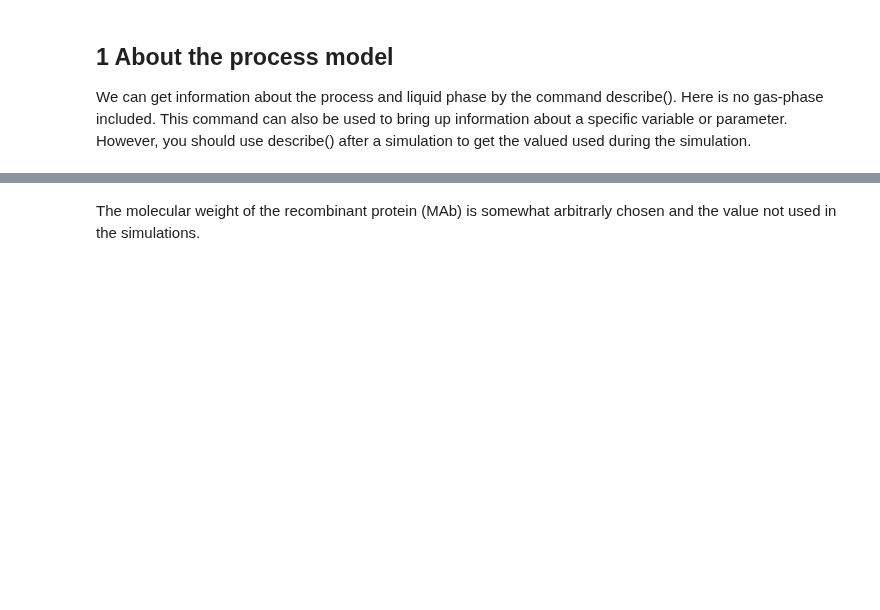
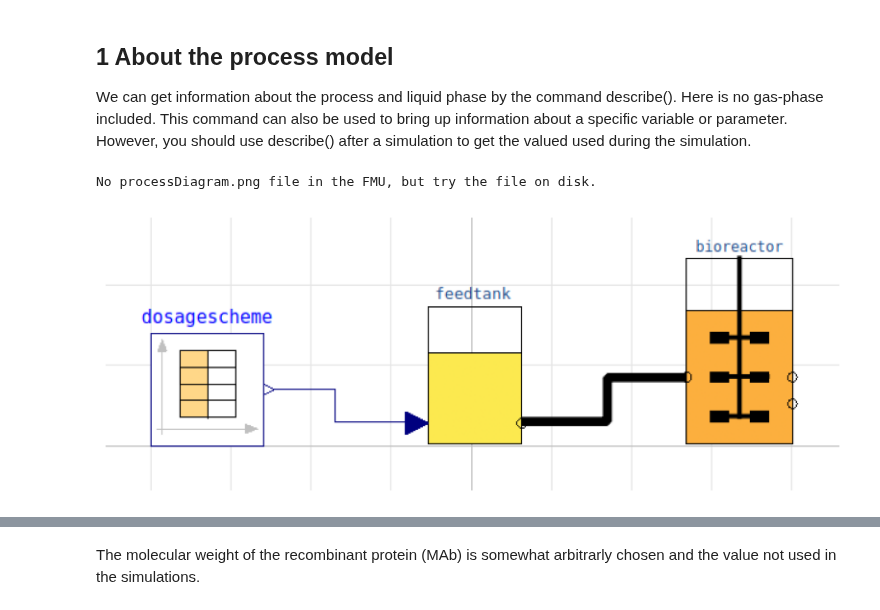
Before and after one commit to janpeter19/BPL_CHO_Fedbatch, a Jupyter notebook: BPL_CHO_Fedbatch_fmpy_colab.ipynb, the cells around one changed output, grey strips where cells are left out. Cells and saved outputs as stored; diff of their text form; code cells hidden in the pictures; blank space fills up the shorter version.

```diff
--- a/BPL_CHO_Fedbatch_fmpy_colab.ipynb
+++ b/BPL_CHO_Fedbatch_fmpy_colab.ipynb
@@ -142,5 +176,10 @@ plt.rcParams['figure.figsize'] = [25/2.54, 20/2.54]
 ## 1 About the process model
 
 We can get information about the process and liquid phase by the command describe(). Here is no gas-phase included. This command can also be used to bring up information about a specific variable or parameter. However, you should use describe() after a simulation to get the valued used during the simulation.
+# %%
+process_diagram()
+# %% [output]
+No processDiagram.png file in the FMU, but try the file on disk.
+[figure, added]
 # %%
 describe('culture'); print(); #describe('liquidphase')                                  # Pump schedule parameter
```
Also changed, not shown: parts of 17 cells of this notebook.
